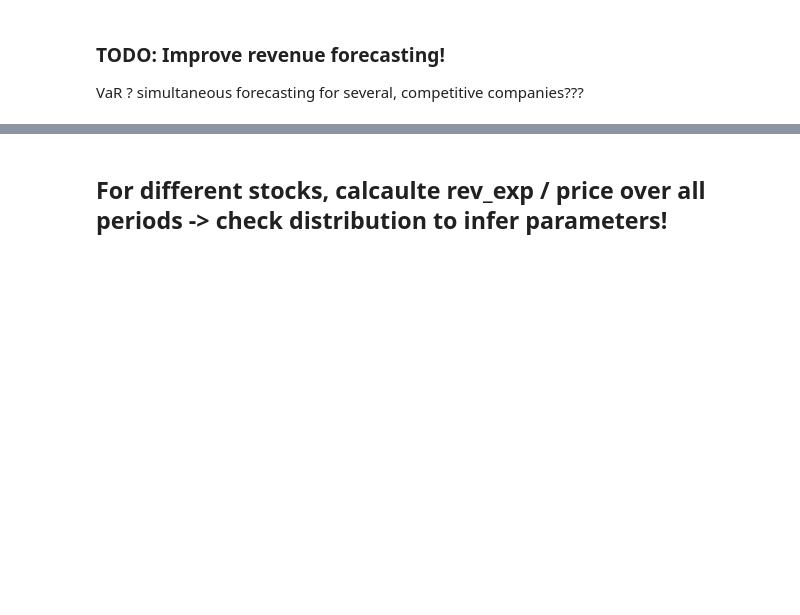
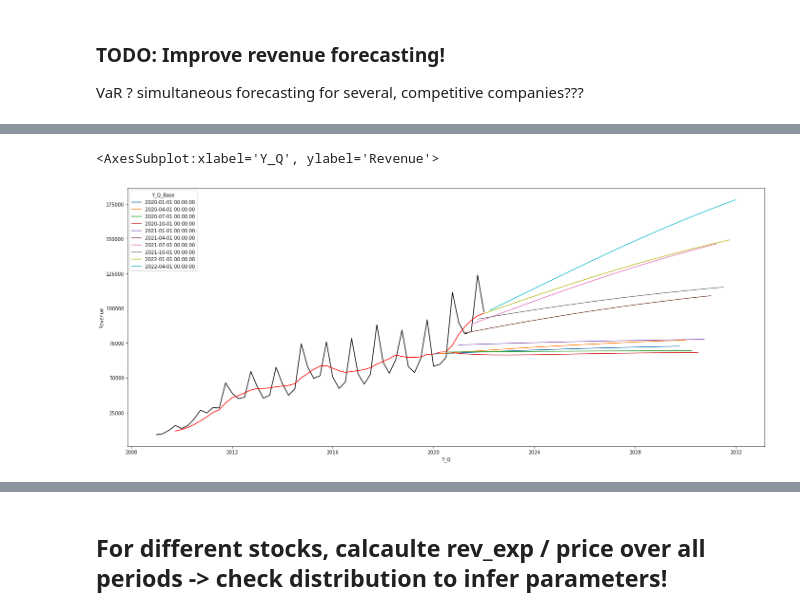
Before and after one commit to Mebbel/PortfolioManagement, a Jupyter notebook: _C013_Equity_Valuation.ipynb, the cells around one changed output, grey strips where cells are left out. Cells and saved outputs as stored; diff of their text form; code cells hidden in the pictures; blank space fills up the shorter version.

```diff
--- a/_C013_Equity_Valuation.ipynb
+++ b/_C013_Equity_Valuation.ipynb
@@ -195,0 +305,33 @@ VaR ? simultaneous forecasting for several, competitive companies???
+# %%
+# Cost Forecasting
+
+def cost_forecast(tax_rate, cost_rate):
+
+    # On median, there is a 20% tax rate, meaning 80% of revenue is cost
+    # return 0.8
+    # return (1 - np.sum(inc) / np.sum(rev))
+
+    # But, the tax rate changed over time.
+    return tax_rate + cost_rate
+# %%
+# Inspect average tax rates
+df_temp = df_fundamentals.assign(tax_rate = lambda x: -x['Income Taxes'] / x['Pre-Tax Income'])
+# sns.histplot(data=df_temp, x='tax_rate')
+# df_temp.tax_rate.describe()
+
+# Tax_rate vs revenue!
+# sns.scatterplot(data=df_temp[df_temp.tax_rate.between(-.25, .5)], x='Revenue', y='tax_rate')
+
+# TODO: Tax_rate over time! It decreases from 25% to 19% -> Financial crisis + Trump :D
+# sns.scatterplot(data=df_temp[df_temp.tax_rate.between(-.25, .5)], x='Y_Q', y='tax_rate')
+# df_temp[df_temp.tax_rate.between(-.25, .5)].groupby('Y_Q')['tax_rate'].median().plot()
+
+df_fundamentals['Tax_Rate'] = df_temp.groupby('Symbol').tax_rate.expanding().median().reset_index(drop=True)
+# %%
+# Average Costs before tax
+df_temp = df_fundamentals.assign(cost_rate = lambda x: x['Pre-Tax Income'] / x['Revenue'])
+
+# sns.histplot(data=df_temp, x='cost_rate')
+# df_temp.groupby('Symbol').cost_rate.describe()
+
+df_fundamentals['Cost_Rate'] = df_temp.groupby('Symbol').cost_rate.expanding().median().reset_index(drop=True)
@@ -196,2 +398,16 @@ VaR ? simultaneous forecasting for several, competitive companies???
+# %%
+# Plot for each symbol
+sym = 'AAPL'
+fig, ax = plt.subplots(figsize=(24,10))
+df_plot = df_fundamentals[df_fundamentals.Symbol == sym].copy()
+df_plot['Rev_MA'] = df_plot['Revenue'].rolling(4, min_periods=4).mean()
+sns.lineplot(data=df_plot, x='Y_Q', y='Revenue', color='black')
+sns.lineplot(data=df_plot, x='Y_Q', y='Rev_MA', color='red')
+sns.lineplot(data=df_pred_coll.loc[df_pred_coll.Symbol == sym], x='Y_Q', y='Rev_FC', hue='Y_Q_Base')
+# g = sns.FacetGrid(df_pred_coll, col="Symbol", height=3, col_wrap=5)
+# g.map(sns.lineplot, 'Y_Q', 'Rev_FC', 'Y_Q_Base')
+# %% [output]
+<AxesSubplot:xlabel='Y_Q', ylabel='Revenue'>
+[figure, added]
 # %%
 # Growth rate as: last 4 quarter divided by previous 4 quarters
```
Also changed, not shown: parts of 31 cells of this notebook, 2 other files.
